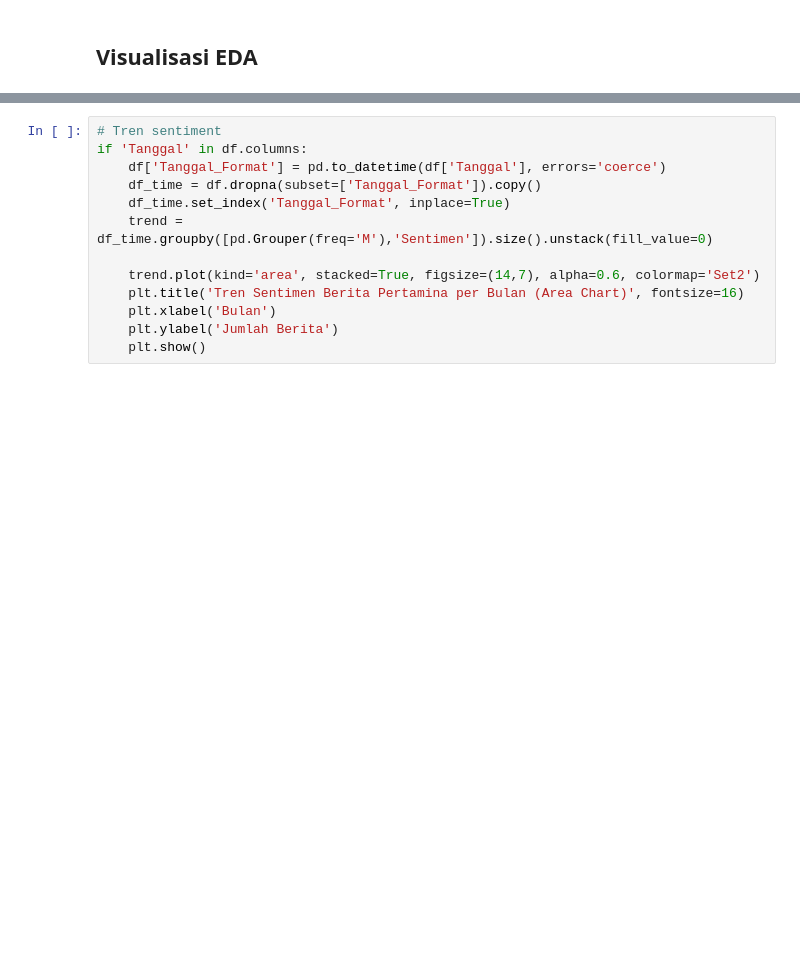
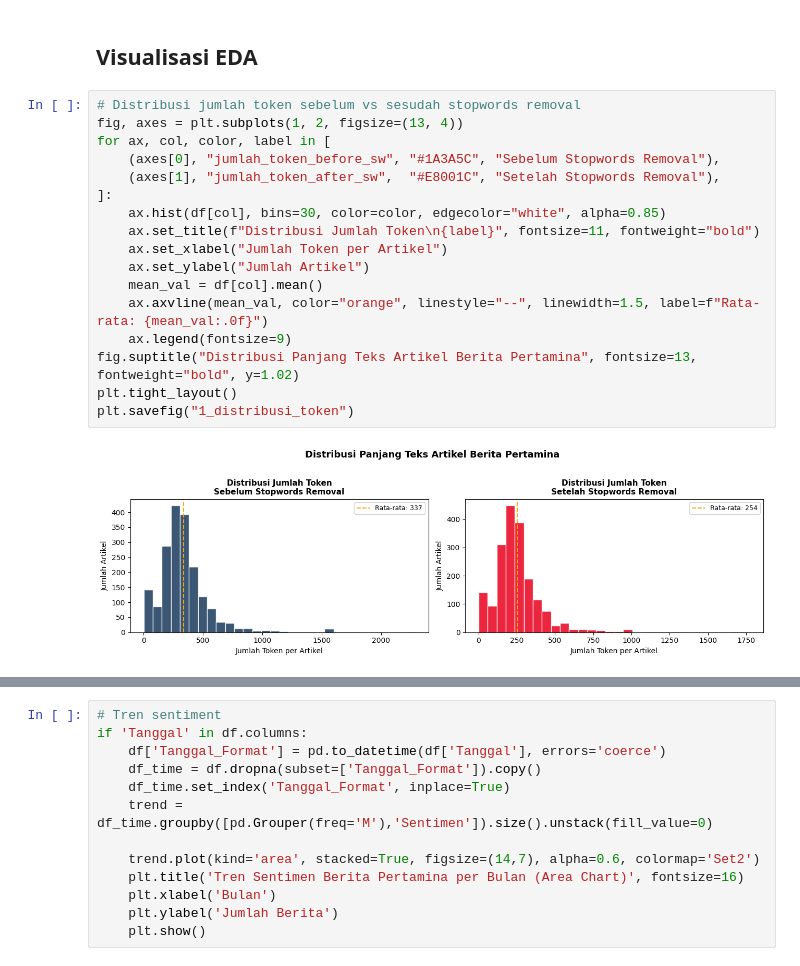
Before and after one commit to yeshaa23/Project-A-Kelompok-4-Pertamina-PBAGenap, a Jupyter notebook: Notebook/EDA.ipynb, the cells around one changed output, grey strips where cells are left out. Saved outputs shown, nothing was run; the diff lists cells and outputs as text; blank space fills up the shorter version.

```diff
--- a/Notebook/EDA.ipynb
+++ b/Notebook/EDA.ipynb
@@ -92,3 +94,22 @@ jumlah_token_after_sw      0
 dtype: int64
 # %% [markdown]
 ## Visualisasi EDA
+# %%
+# Distribusi jumlah token sebelum vs sesudah stopwords removal
+fig, axes = plt.subplots(1, 2, figsize=(13, 4))
+for ax, col, color, label in [
+    (axes[0], "jumlah_token_before_sw", "#1A3A5C", "Sebelum Stopwords Removal"),
+    (axes[1], "jumlah_token_after_sw",  "#E8001C", "Setelah Stopwords Removal"),
+]:
+    ax.hist(df[col], bins=30, color=color, edgecolor="white", alpha=0.85)
+    ax.set_title(f"Distribusi Jumlah Token\n{label}", fontsize=11, fontweight="bold")
+    ax.set_xlabel("Jumlah Token per Artikel")
+    ax.set_ylabel("Jumlah Artikel")
+    mean_val = df[col].mean()
+    ax.axvline(mean_val, color="orange", linestyle="--", linewidth=1.5, label=f"Rata-rata: {mean_val:.0f}")
+    ax.legend(fontsize=9)
+fig.suptitle("Distribusi Panjang Teks Artikel Berita Pertamina", fontsize=13, fontweight="bold", y=1.02)
+plt.tight_layout()
+plt.savefig("1_distribusi_token")
+# %% [output]
+[figure, added]
```
Also changed, not shown: parts of 13 cells of this notebook.
